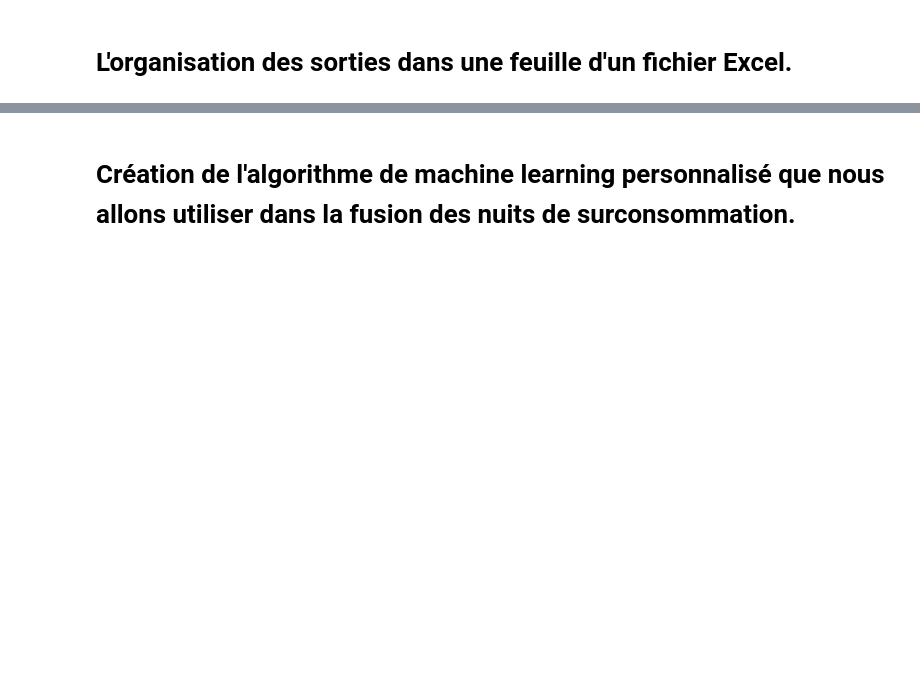
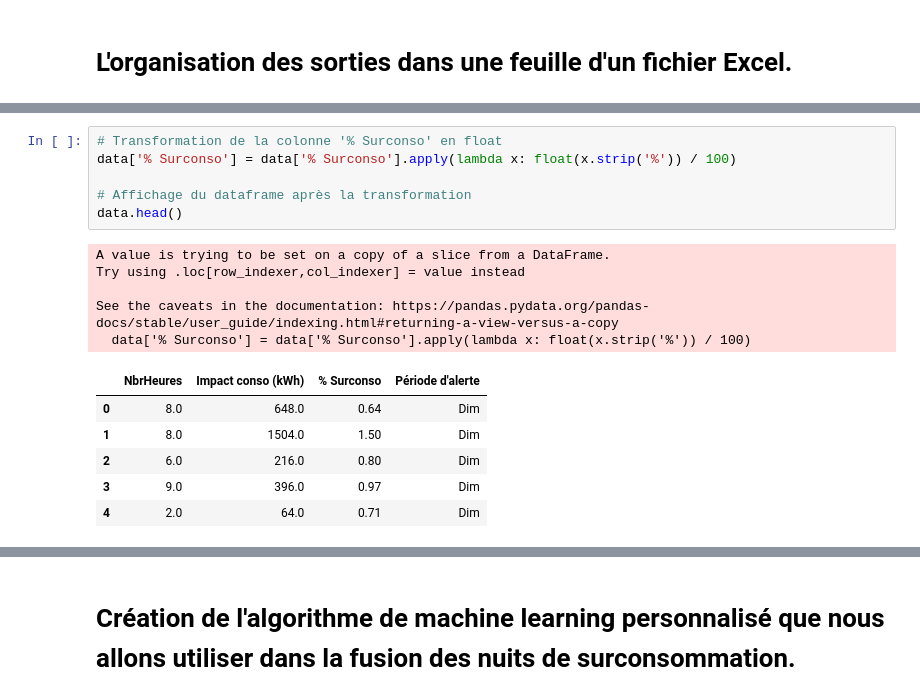
Before and after one commit to lahoucinemkh/Energe_overconsumption_detection, a Jupyter notebook: main.ipynb, the cells around one changed output, grey strips where cells are left out. Saved outputs shown, nothing was run; the diff lists cells and outputs as text; blank space fills up the shorter version.

```diff
--- a/main.ipynb
+++ b/main.ipynb
@@ -654,0 +855,18 @@ See the caveats in the documentation: https://pandas.pydata.org/pandas-docs/stab
+# %%
+# Transformation de la colonne '% Surconso' en float
+data['% Surconso'] = data['% Surconso'].apply(lambda x: float(x.strip('%')) / 100)
+
+# Affichage du dataframe après la transformation
+data.head()
+# %% [output]
+A value is trying to be set on a copy of a slice from a DataFrame.
+Try using .loc[row_indexer,col_indexer] = value instead
+
+See the caveats in the documentation: https://pandas.pydata.org/pandas-docs/stable/user_guide/indexing.html#returning-a-view-versus-a-copy
+  data['% Surconso'] = data['% Surconso'].apply(lambda x: float(x.strip('%')) / 100)
+|  | NbrHeures | Impact conso (kWh) | % Surconso | Période d'alerte |
+| 0 | 8.0 | 648.0 | 0.64 | Dim |
+| 1 | 8.0 | 1504.0 | 1.50 | Dim |
+| 2 | 6.0 | 216.0 | 0.80 | Dim |
+| 3 | 9.0 | 396.0 | 0.97 | Dim |
+| 4 | 2.0 | 64.0 | 0.71 | Dim |
```
Also changed, not shown: parts of 21 cells of this notebook, 9 other files.
